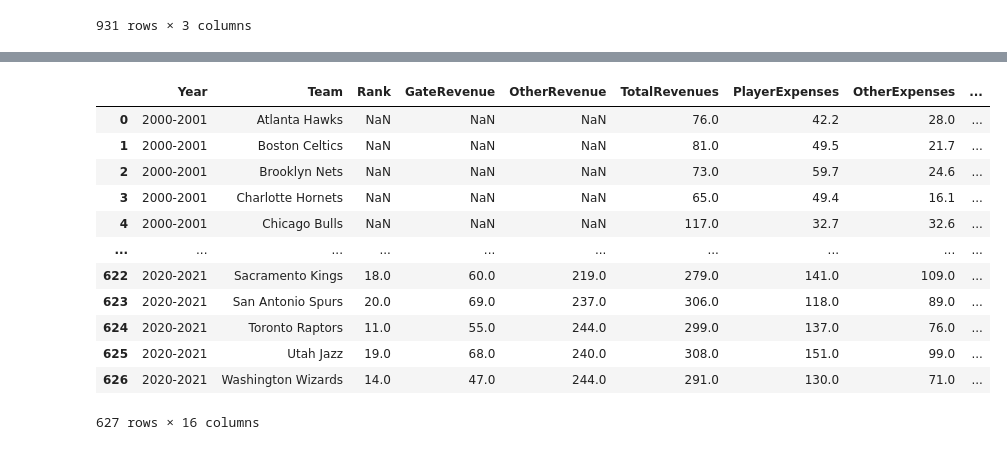
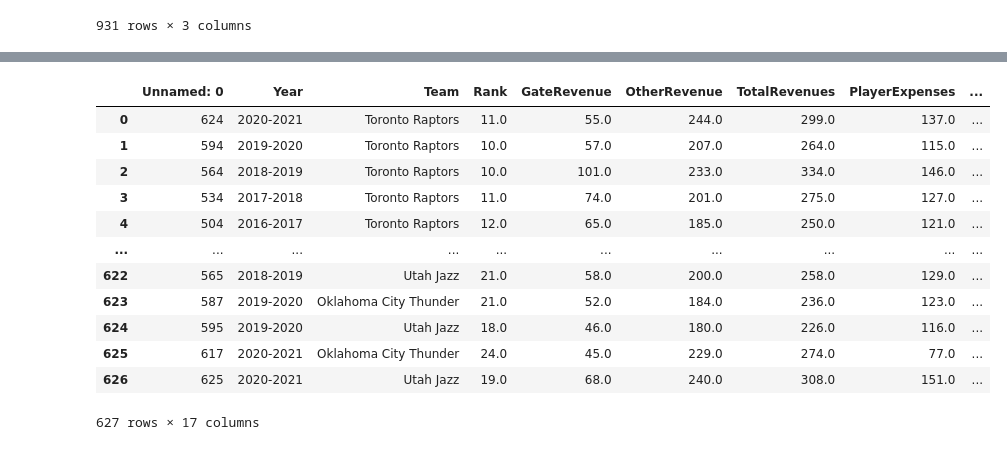
Before and after one commit to XinyangNick/ECO353-Project-1, a Jupyter notebook: ECO353P1.ipynb, the cells around one changed output, grey strips where cells are left out. Saved outputs shown, nothing was run; the diff lists cells and outputs as text; code cells hidden in the pictures.

Commit message:
Finish the final data collecting

```diff
--- a/ECO353P1.ipynb
+++ b/ECO353P1.ipynb
@@ -273,19 +273,3 @@ pop_att_merged['Year2'] = pop_att_merged['Year2'].astype(str)
 inc_pop_att_merged = pd.merge(pop_att_merged, Median_Income, on=['State', 'Year2'], how='left')
 # %%
 inc_pop_att_merged = inc_pop_att_merged.rename(columns={'StateMedianIncome': 'StateMedianIncome(2021$)'})
-# %%
-inc_pop_att_merged
-# %% [output]
-|  | Year | Team | Rank | GateRevenue | OtherRevenue | TotalRevenues | PlayerExpenses | OtherExpenses | ... |
-| 0 | 2000-2001 | Atlanta Hawks | NaN | NaN | NaN | 76.0 | 42.2 | 28.0 | ... |
-| 1 | 2000-2001 | Boston Celtics | NaN | NaN | NaN | 81.0 | 49.5 | 21.7 | ... |
-| 2 | 2000-2001 | Brooklyn Nets | NaN | NaN | NaN | 73.0 | 59.7 | 24.6 | ... |
-| 3 | 2000-2001 | Charlotte Hornets | NaN | NaN | NaN | 65.0 | 49.4 | 16.1 | ... |
-| 4 | 2000-2001 | Chicago Bulls | NaN | NaN | NaN | 117.0 | 32.7 | 32.6 | ... |
-| ... | ... | ... | ... | ... | ... | ... | ... | ... | ... |
-| 622 | 2020-2021 | Sacramento Kings | 18.0 | 60.0 | 219.0 | 279.0 | 141.0 | 109.0 | ... |
-| 623 | 2020-2021 | San Antonio Spurs | 20.0 | 69.0 | 237.0 | 306.0 | 118.0 | 89.0 | ... |
-| 624 | 2020-2021 | Toronto Raptors | 11.0 | 55.0 | 244.0 | 299.0 | 137.0 | 76.0 | ... |
-| 625 | 2020-2021 | Utah Jazz | 19.0 | 68.0 | 240.0 | 308.0 | 151.0 | 99.0 | ... |
-| 626 | 2020-2021 | Washington Wizards | 14.0 | 47.0 | 244.0 | 291.0 | 130.0 | 71.0 | ... |
-627 rows × 16 columns
@@ -291,0 +278,18 @@ inc_pop_att_merged
+# %%
+Final_Data = pd.read_excel('ManualChange.xlsx') #Manual Change the population for Toronto
+# %%
+Final_Data
+# %% [output]
+|  | Unnamed: 0 | Year | Team | Rank | GateRevenue | OtherRevenue | TotalRevenues | PlayerExpenses | ... |
+| 0 | 624 | 2020-2021 | Toronto Raptors | 11.0 | 55.0 | 244.0 | 299.0 | 137.0 | ... |
+| 1 | 594 | 2019-2020 | Toronto Raptors | 10.0 | 57.0 | 207.0 | 264.0 | 115.0 | ... |
+| 2 | 564 | 2018-2019 | Toronto Raptors | 10.0 | 101.0 | 233.0 | 334.0 | 146.0 | ... |
+| 3 | 534 | 2017-2018 | Toronto Raptors | 11.0 | 74.0 | 201.0 | 275.0 | 127.0 | ... |
+| 4 | 504 | 2016-2017 | Toronto Raptors | 12.0 | 65.0 | 185.0 | 250.0 | 121.0 | ... |
+| ... | ... | ... | ... | ... | ... | ... | ... | ... | ... |
+| 622 | 565 | 2018-2019 | Utah Jazz | 21.0 | 58.0 | 200.0 | 258.0 | 129.0 | ... |
+| 623 | 587 | 2019-2020 | Oklahoma City Thunder | 21.0 | 52.0 | 184.0 | 236.0 | 123.0 | ... |
+| 624 | 595 | 2019-2020 | Utah Jazz | 18.0 | 46.0 | 180.0 | 226.0 | 116.0 | ... |
+| 625 | 617 | 2020-2021 | Oklahoma City Thunder | 24.0 | 45.0 | 229.0 | 274.0 | 77.0 | ... |
+| 626 | 625 | 2020-2021 | Utah Jazz | 19.0 | 68.0 | 240.0 | 308.0 | 151.0 | ... |
+627 rows × 17 columns
```
Also changed, not shown: parts of 22 cells of this notebook, 2 other files.
